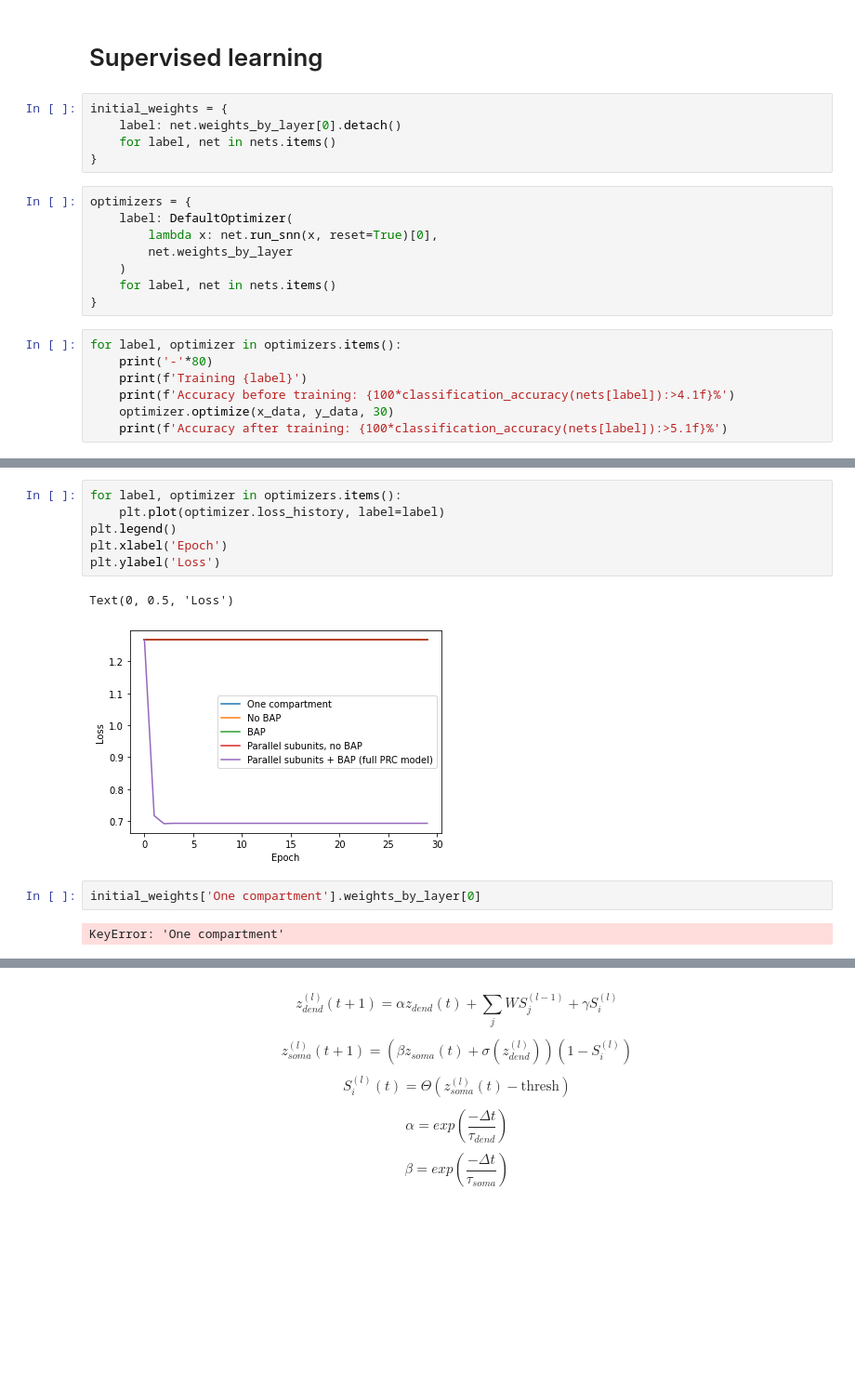
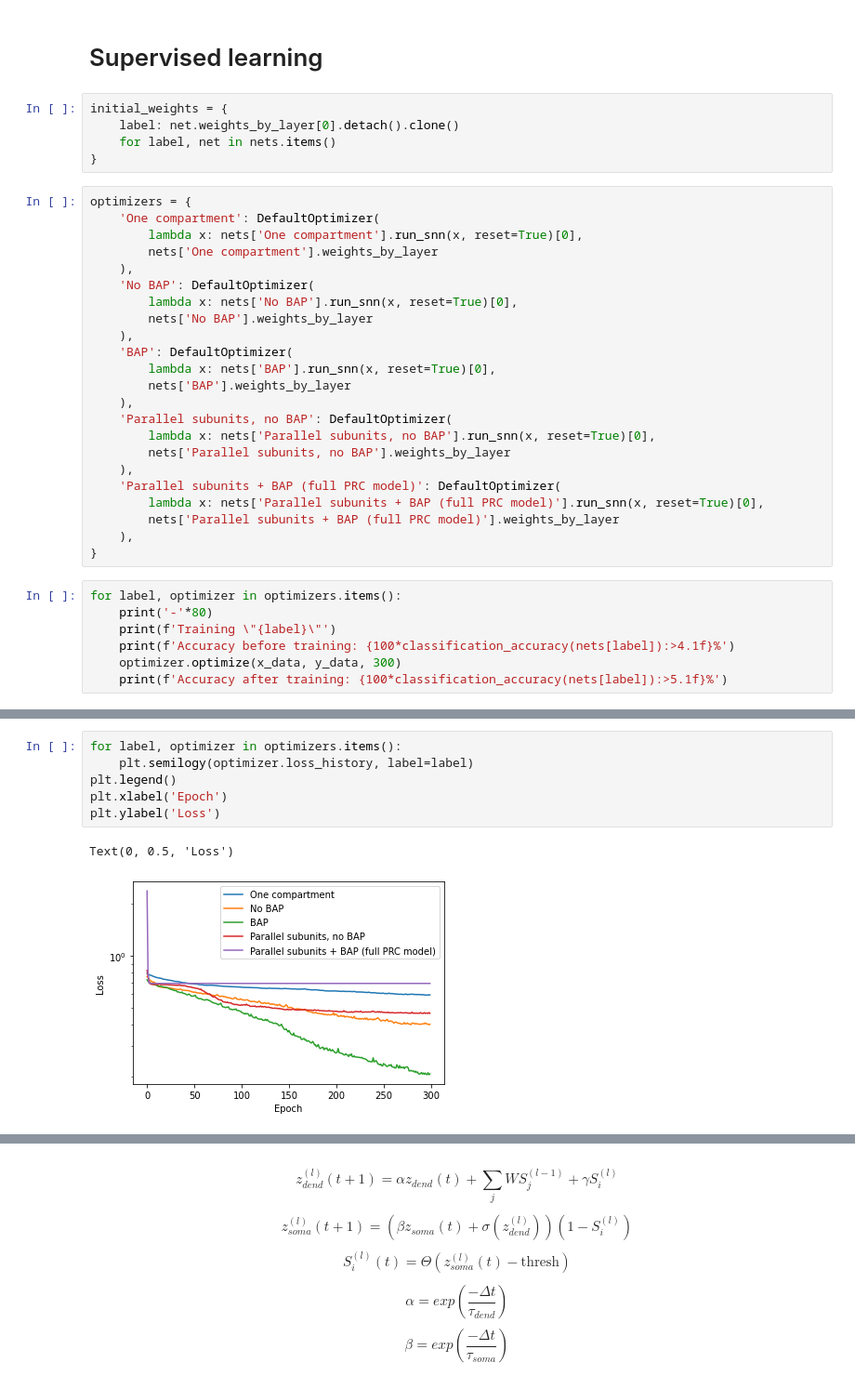
Before and after one commit to nauralcodinglab/linear-nonlinear-dendrites, a Jupyter notebook: training/spytorch-tutorial-1.ipynb, the cells around one changed output, grey strips where cells are left out. Shown: that part at 93% size. Saved outputs shown, nothing was run; the diff lists cells and outputs as text; blank space fills up the shorter version.

Commit message:
Update tutorial 1
Update tutorial 1 notebook with results of training all five PRC models.

```diff
--- a/training/spytorch-tutorial-1.ipynb
+++ b/training/spytorch-tutorial-1.ipynb
@@ -295,23 +255,38 @@ Parallel subunits + BAP (full PRC model) accuracy: 45.7
 # Supervised learning
 # %%
 initial_weights = {
-    label: net.weights_by_layer[0].detach()
+    label: net.weights_by_layer[0].detach().clone()
     for label, net in nets.items()
 }
-# %%
-optimizers = {
-    label: DefaultOptimizer(
-        lambda x: net.run_snn(x, reset=True)[0],
-        net.weights_by_layer
-    )
-    for label, net in nets.items()
-}
+# %%
+optimizers = {
+    'One compartment': DefaultOptimizer(
+        lambda x: nets['One compartment'].run_snn(x, reset=True)[0],
+        nets['One compartment'].weights_by_layer
+    ),
+    'No BAP': DefaultOptimizer(
+        lambda x: nets['No BAP'].run_snn(x, reset=True)[0],
+        nets['No BAP'].weights_by_layer
+    ),
+    'BAP': DefaultOptimizer(
+        lambda x: nets['BAP'].run_snn(x, reset=True)[0],
+        nets['BAP'].weights_by_layer
+    ),
+    'Parallel subunits, no BAP': DefaultOptimizer(
+        lambda x: nets['Parallel subunits, no BAP'].run_snn(x, reset=True)[0],
+        nets['Parallel subunits, no BAP'].weights_by_layer
+    ),
+    'Parallel subunits + BAP (full PRC model)': DefaultOptimizer(
+        lambda x: nets['Parallel subunits + BAP (full PRC model)'].run_snn(x, reset=True)[0],
+        nets['Parallel subunits + BAP (full PRC model)'].weights_by_layer
+    ),
+}
 # %%
 for label, optimizer in optimizers.items():
     print('-'*80)
-    print(f'Training {label}')
+    print(f'Training \"{label}\"')
     print(f'Accuracy before training: {100*classification_accuracy(nets[label]):>4.1f}%')
-    optimizer.optimize(x_data, y_data, 30)
+    optimizer.optimize(x_data, y_data, 300)
     print(f'Accuracy after training: {100*classification_accuracy(nets[label]):>5.1f}%')
 # %% [output]
 --------------------------------------------------------------------------------
@@ -337,13 +312,9 @@ Accuracy after training:  56.2%
 # %%
 for label, optimizer in optimizers.items():
-    plt.plot(optimizer.loss_history, label=label)
+    plt.semilogy(optimizer.loss_history, label=label)
 plt.legend()
 plt.xlabel('Epoch')
 plt.ylabel('Loss')
 # %% [output]
 Text(0, 0.5, 'Loss')
-[figure, old version]
+[figure, new version]
-# %%
-initial_weights['One compartment'].weights_by_layer[0]
-# %% [output]
-KeyError: 'One compartment'
```
Also changed, not shown: parts of 18 cells of this notebook.
